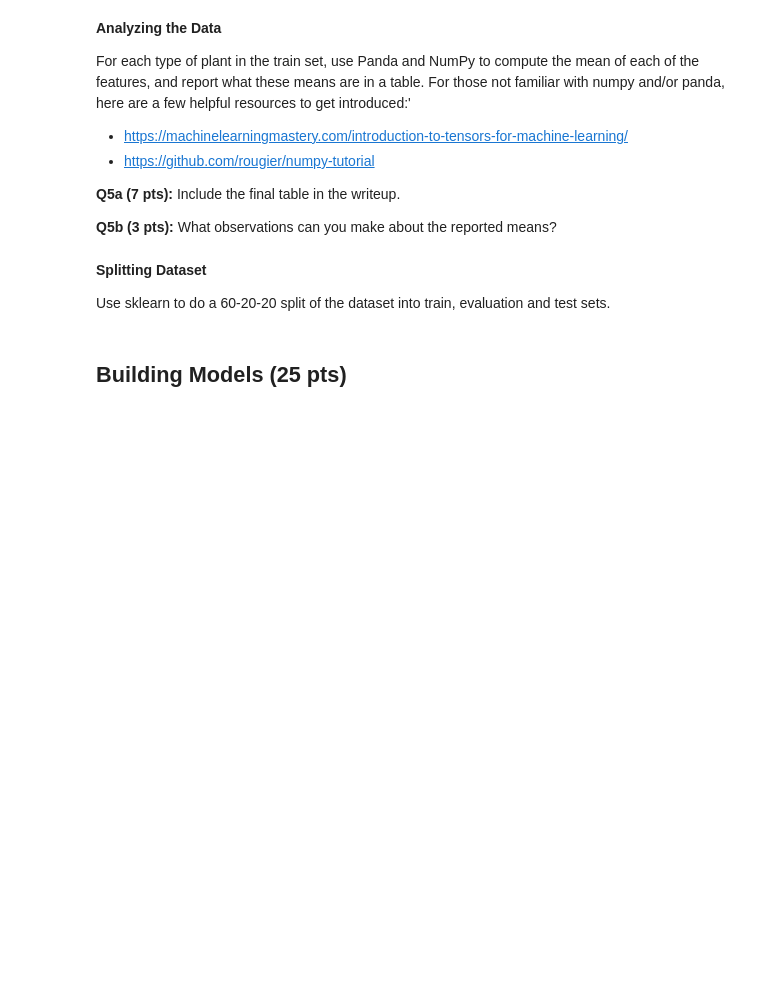
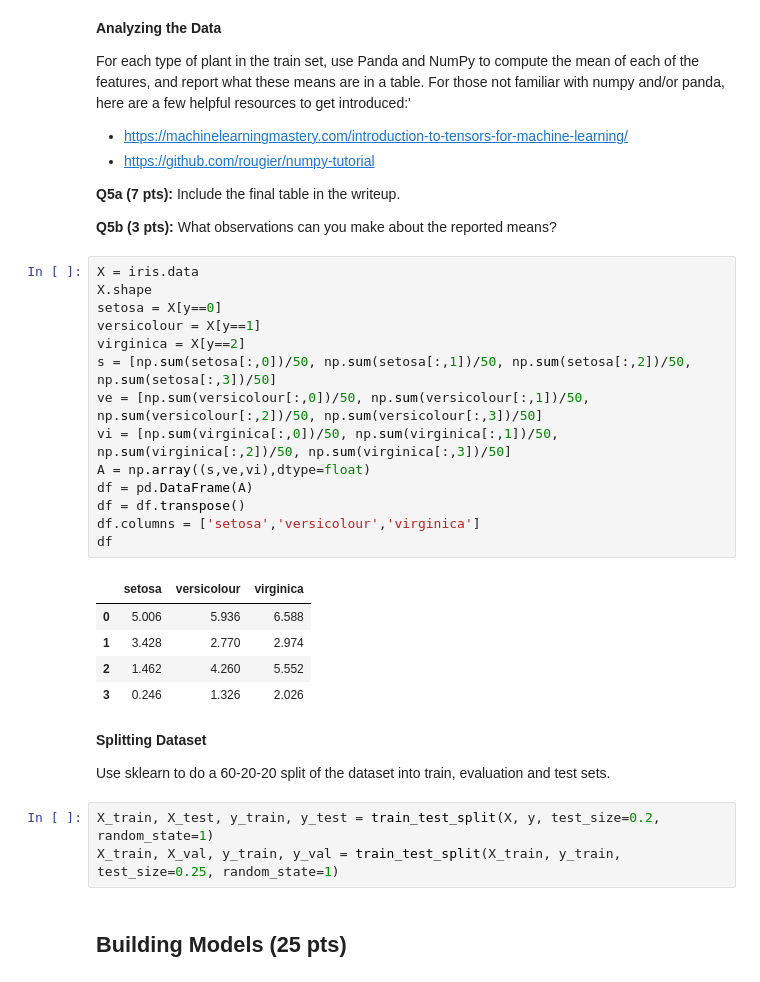
Before and after one commit to ymann/CIS700-Deep-Learning, a Jupyter notebook: HW0.ipynb, the cells around one changed output. Cells and saved outputs as stored; diff of their text form; blank space fills up the shorter version.

```diff
--- a/HW0.ipynb
+++ b/HW0.ipynb
@@ -197,10 +256,33 @@ means are in a table. For those not familiar with numpy and/or panda, here are a
 **Q5a (7 pts):** Include the final table in the writeup.
 
 **Q5b (3 pts):** What observations can you make about the reported means?
+# %%
+X = iris.data
+X.shape
+setosa = X[y==0]
+versicolour = X[y==1]
+virginica = X[y==2]
+s = [np.sum(setosa[:,0])/50, np.sum(setosa[:,1])/50, np.sum(setosa[:,2])/50, np.sum(setosa[:,3])/50]
+ve = [np.sum(versicolour[:,0])/50, np.sum(versicolour[:,1])/50, np.sum(versicolour[:,2])/50, np.sum(versicolour[:,3])/50]
+vi = [np.sum(virginica[:,0])/50, np.sum(virginica[:,1])/50, np.sum(virginica[:,2])/50, np.sum(virginica[:,3])/50]
+A = np.array((s,ve,vi),dtype=float)
+df = pd.DataFrame(A)
+df = df.transpose()
+df.columns = ['setosa','versicolour','virginica']
+df
+# %% [output]
+|  | setosa | versicolour | virginica |
+| 0 | 5.006 | 5.936 | 6.588 |
+| 1 | 3.428 | 2.770 | 2.974 |
+| 2 | 1.462 | 4.260 | 5.552 |
+| 3 | 0.246 | 1.326 | 2.026 |
 # %% [markdown]
 **Splitting Dataset**
 
 Use sklearn to do a 60-20-20 split of the dataset into train, evaluation and test sets.
+# %%
+X_train, X_test, y_train, y_test = train_test_split(X, y, test_size=0.2, random_state=1)
+X_train, X_val, y_train, y_val = train_test_split(X_train, y_train, test_size=0.25, random_state=1)
 # %% [markdown]
 ## Building Models (25 pts)
 # %% [markdown]
```
Also changed, not shown: parts of 10 cells of this notebook.
